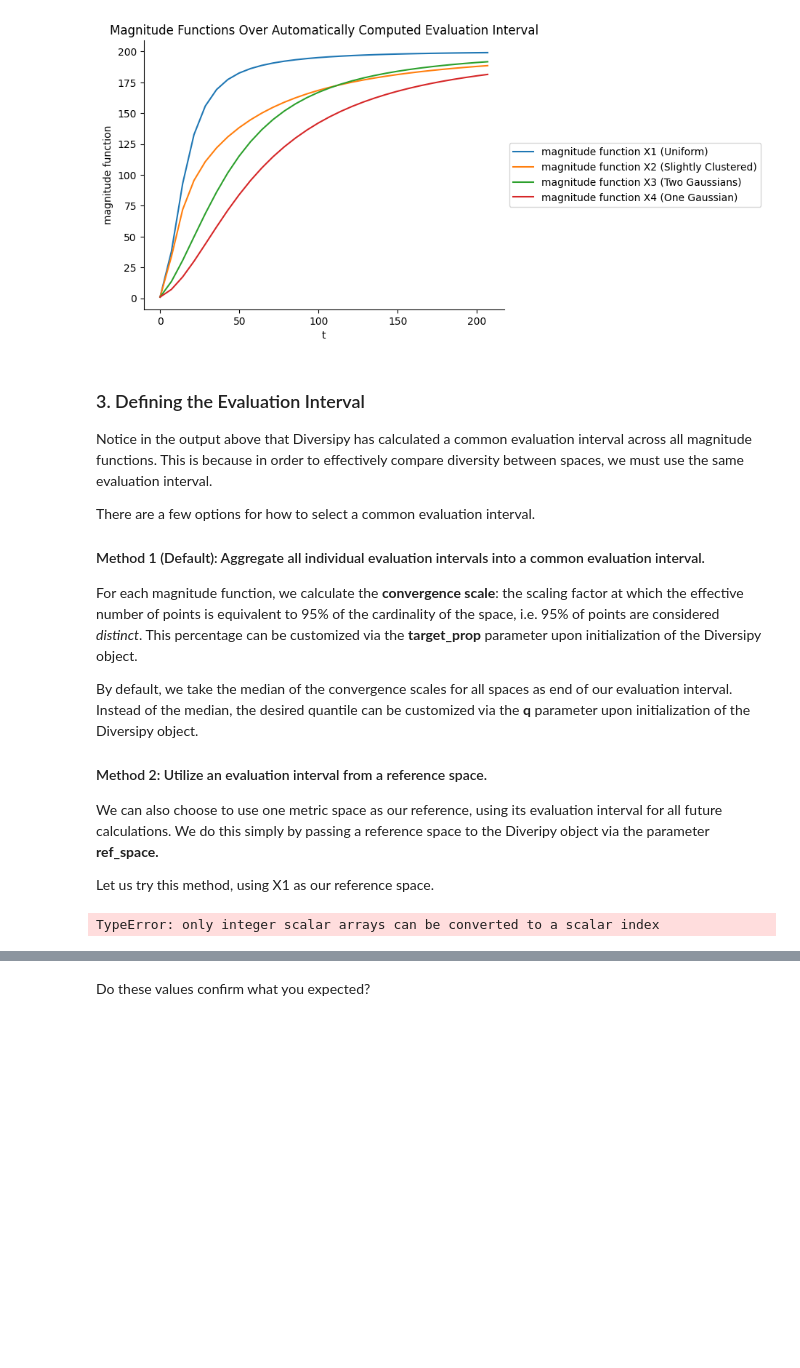
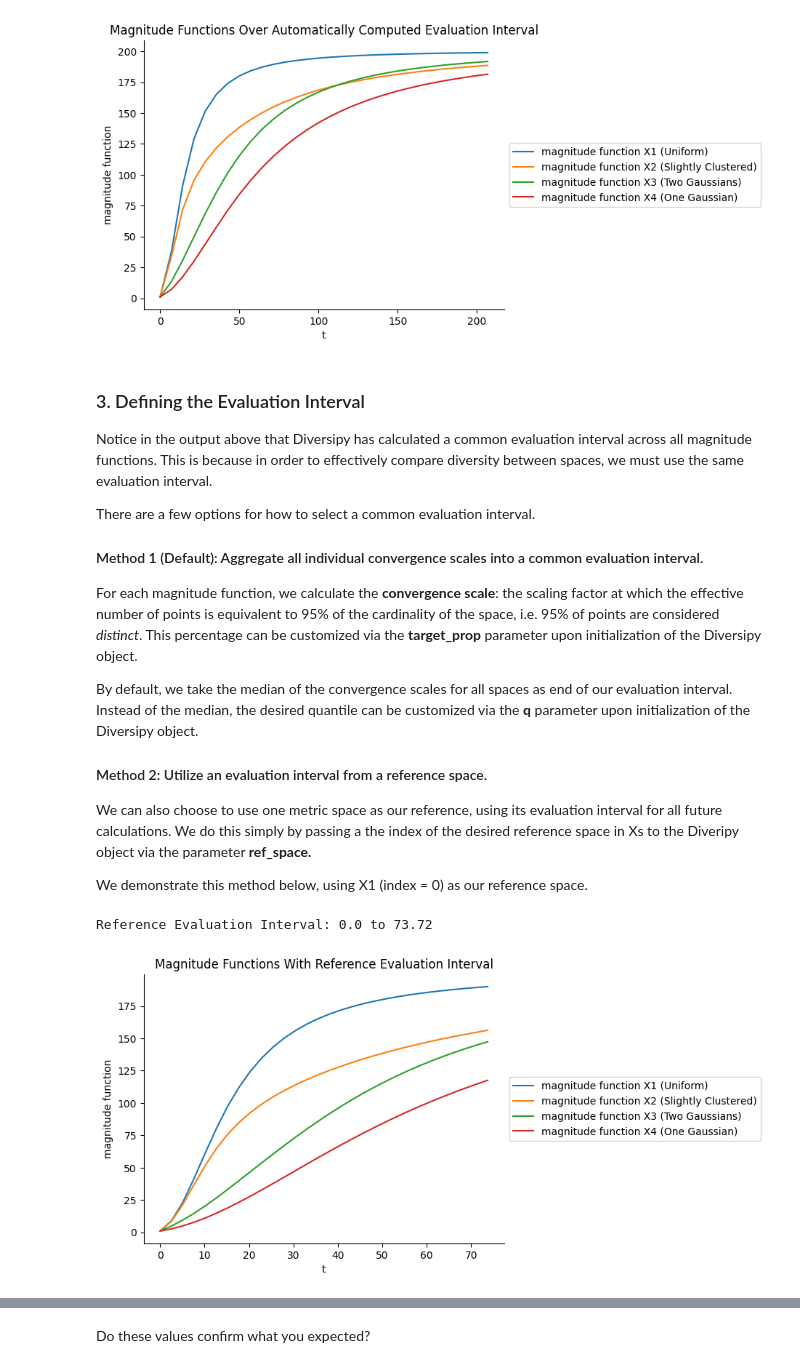
Before and after one commit to aidos-lab/magnipy, a Jupyter notebook: notebooks/diversipy_tutorial.ipynb, the cells around one changed output, grey strips where cells are left out. Drawn from its saved outputs; the diff is of its cells as text; code cells hidden in the pictures; blank space fills up the shorter version.

Commit message:
diversipy tutorial 2nd draft

```diff
--- a/notebooks/diversipy_tutorial.ipynb
+++ b/notebooks/diversipy_tutorial.ipynb
@@ -96,7 +96,7 @@ This is because in order to effectively compare diversity between spaces, we mus
 
 There are a few options for how to select a common evaluation interval.
 
-#### Method 1 (Default): Aggregate all individual evaluation intervals into a common evaluation interval.
+#### Method 1 (Default): Aggregate all individual convergence scales into a common evaluation interval.
 
 For each magnitude function, we calculate the **convergence scale**: the scaling factor at which the effective number of points is equivalent to 95% of the cardinality of the space, i.e. 95% of points are considered _distinct_. This percentage can be customized via the **target_prop** parameter upon initialization of the Diversipy object.
 
@@ -104,21 +104,22 @@ By default, we take the median of the convergence scales for all spaces as end o
 
 #### Method 2: Utilize an evaluation interval from a reference space.
 
-We can also choose to use one metric space as our reference, using its evaluation interval for all future calculations. We do this simply by passing a reference space to the Diveripy object via the parameter **ref_space.**
+We can also choose to use one metric space as our reference, using its evaluation interval for all future calculations. We do this simply by passing a the index of the desired reference space in Xs to the Diveripy object via the parameter **ref_space.**
 
-Let us try this method, using X1 as our reference space.
+We demonstrate this method below, using X1 (index = 0) as our reference space.
 # %%
 # Redefining Diversipy with reference space
-div = Diversipy(Xs = Xs, names=names, ref_space=X1)
+div = Diversipy(Xs = Xs, names=names, ref_space=0)
 # %%
 # Computing magnitude
 mag_df, ts = div.get_magnitude_functions()
 # Plotting magnitude functions
 div.plot_magnitude_functions()
 plt.legend(loc='center left', bbox_to_anchor=(1, 0.5))
-plt.title("Magnitude Functions With Reference Evaluation Interval")
+plt.title("Magnitude Functions With Reference Evaluation Interval (X1)")
 # Showing common evaluation interval
 print(f'Reference Evaluation Interval: {ts[0]} to {ts[-1]:.2f}')
 # %% [output]
-TypeError: only integer scalar arrays can be converted to a scalar index
+Reference Evaluation Interval: 0.0 to 73.72
+[figure, added]
 # %% [markdown]
```
Also changed, not shown: parts of 7 cells of this notebook.
